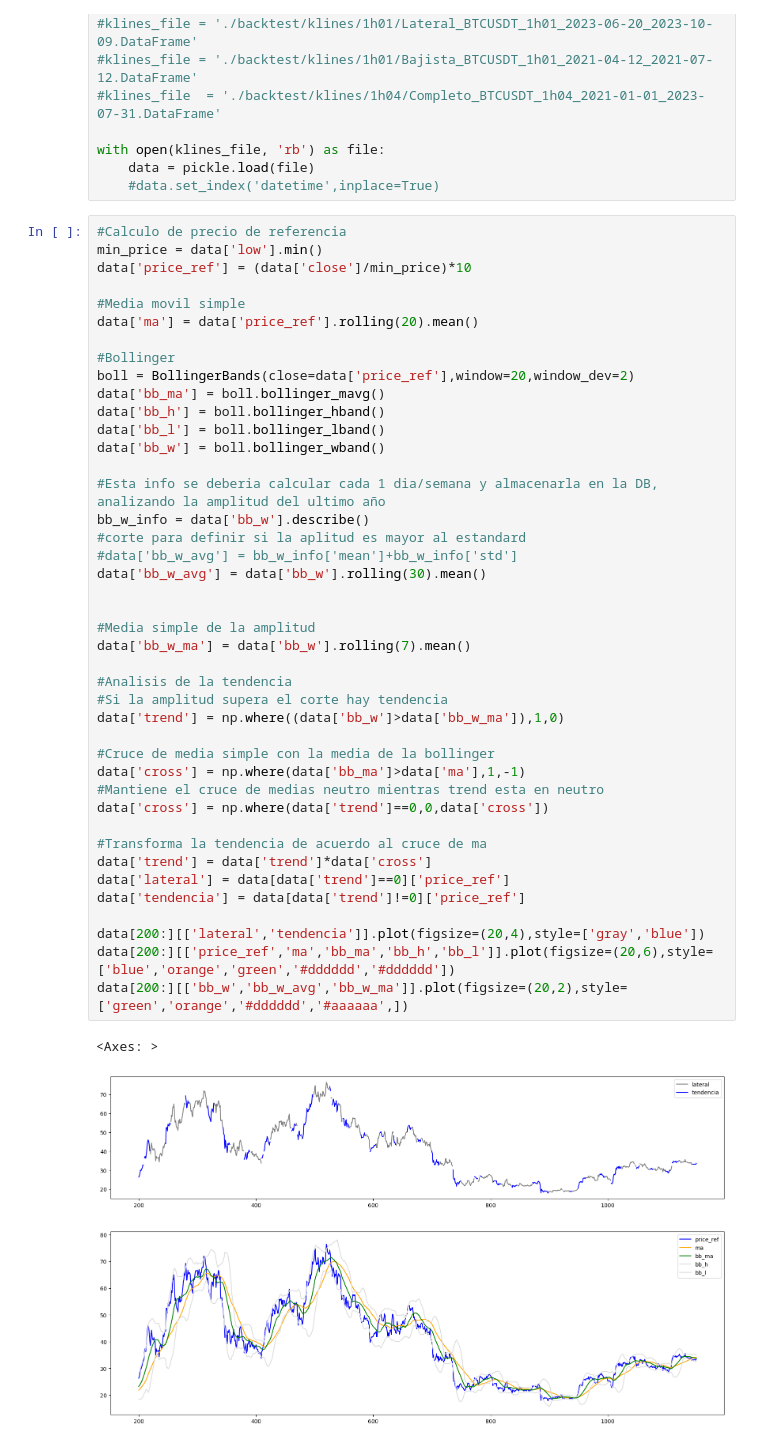
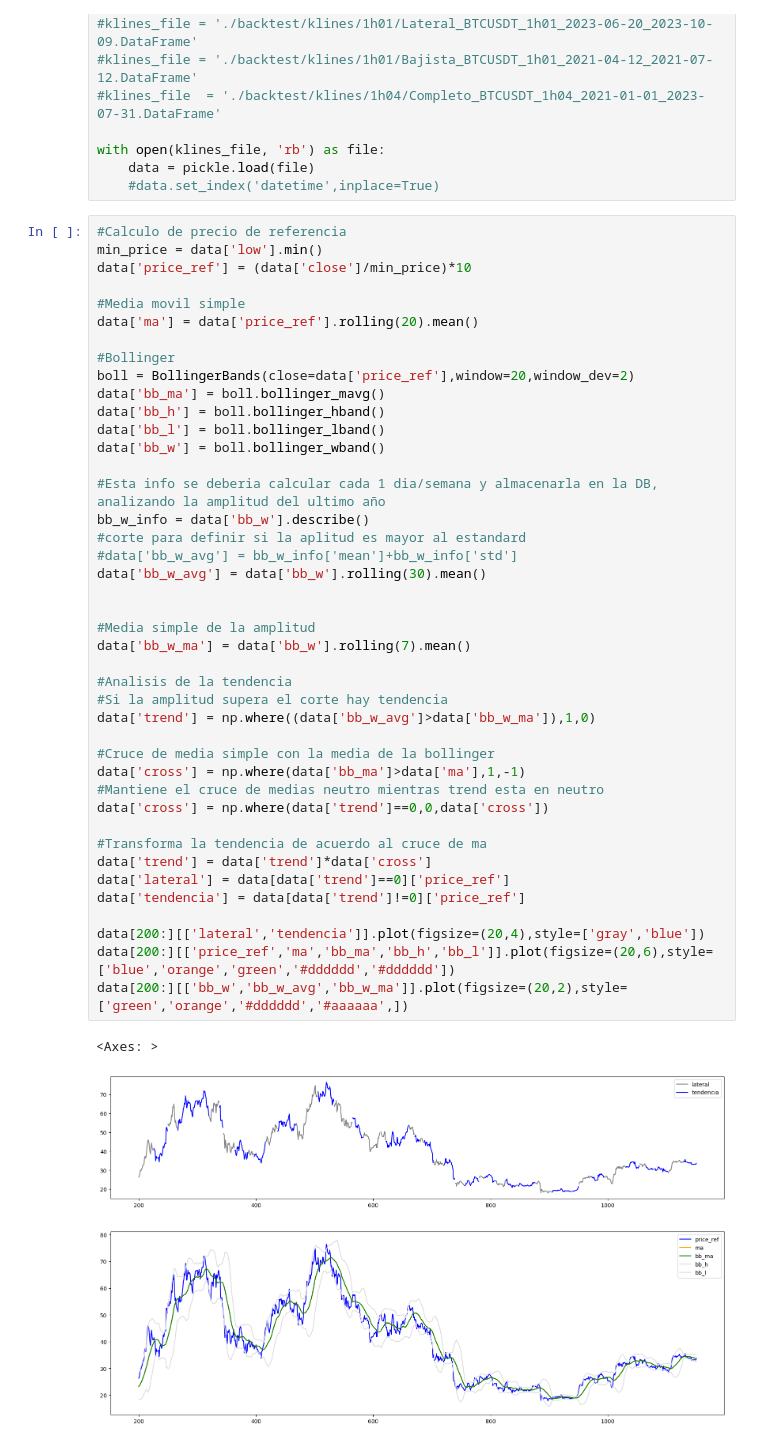
Before and after one commit to lbisaro/ie, a Jupyter notebook: www/backtest/trend_boll.ipynb, the cells around one changed output. Saved outputs shown, nothing was run; the diff lists cells and outputs as text.

```diff
--- a/www/backtest/trend_boll.ipynb
+++ b/www/backtest/trend_boll.ipynb
@@ -42,33 +42,33 @@ data['bb_l'] = boll.bollinger_lband()
 data['bb_w'] = boll.bollinger_wband()
 
 #Esta info se deberia calcular cada 1 dia/semana y almacenarla en la DB, analizando la amplitud del ultimo año
 bb_w_info = data['bb_w'].describe()
 #corte para definir si la aplitud es mayor al estandard
 #data['bb_w_avg'] = bb_w_info['mean']+bb_w_info['std']
 data['bb_w_avg'] = data['bb_w'].rolling(30).mean()
 
 
 #Media simple de la amplitud
 data['bb_w_ma'] = data['bb_w'].rolling(7).mean()
 
 #Analisis de la tendencia
 #Si la amplitud supera el corte hay tendencia
-data['trend'] = np.where((data['bb_w']>data['bb_w_ma']),1,0)
+data['trend'] = np.where((data['bb_w_avg']>data['bb_w_ma']),1,0)
 
 #Cruce de media simple con la media de la bollinger
 data['cross'] = np.where(data['bb_ma']>data['ma'],1,-1)
 #Mantiene el cruce de medias neutro mientras trend esta en neutro
 data['cross'] = np.where(data['trend']==0,0,data['cross'])
 
 #Transforma la tendencia de acuerdo al cruce de ma
 data['trend'] = data['trend']*data['cross']
 data['lateral'] = data[data['trend']==0]['price_ref']
 data['tendencia'] = data[data['trend']!=0]['price_ref']
 
 data[200:][['lateral','tendencia']].plot(figsize=(20,4),style=['gray','blue'])
 data[200:][['price_ref','ma','bb_ma','bb_h','bb_l']].plot(figsize=(20,6),style=['blue','orange','green','#dddddd','#dddddd'])
 data[200:][['bb_w','bb_w_avg','bb_w_ma']].plot(figsize=(20,2),style=['green','orange','#dddddd','#aaaaaa',])
 # %% [output]
 <Axes: >
-[figure, old version]
+[figure, new version]
-[figure, old version]
+[figure, new version]
```
Also changed, not shown: parts of 1 cell of this notebook, 16 other files.
